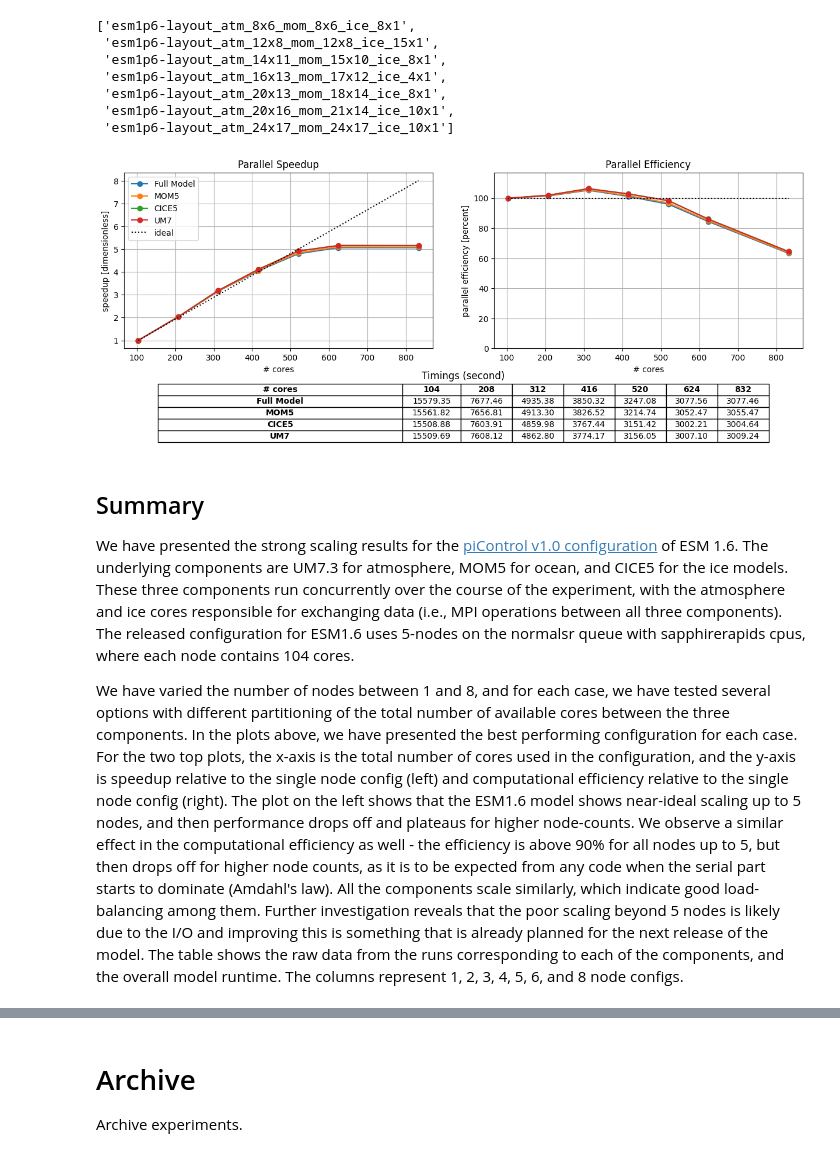
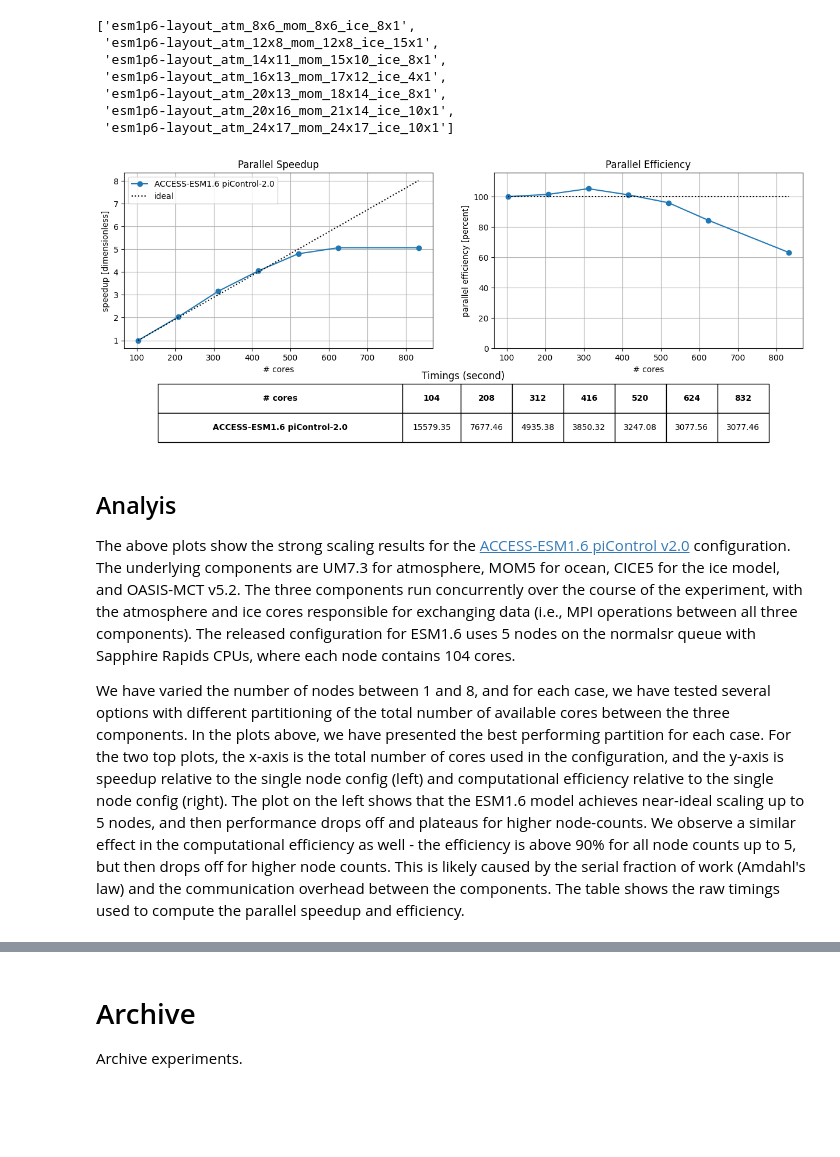
Before and after one commit to ACCESS-NRI/access-model-scaling, a Jupyter notebook: ACCESS-ESM1.6/piControl-2.0.ipynb, the cells around one changed output, grey strips where cells are left out. Drawn from its saved outputs; the diff is of its cells as text; code cells hidden in the pictures; blank space fills up the shorter version.

Commit message:
Update ESM.16 piControl-2.0 to more closely match the style of the other Payu-based notebooks.

```diff
--- a/ACCESS-ESM1.6/piControl-2.0.ipynb
+++ b/ACCESS-ESM1.6/piControl-2.0.ipynb
@@ -23,10 +25,10 @@ from pathlib import Path
 
 from access.profiling import ESM16Profiling
 
-test_path = f"/scratch/tm70/model_scaling/ACCESS-ESM1.6/piControl-2.0"
+work_path = f"/scratch/tm70/model_scaling/ACCESS-ESM1.6/piControl-2.0"
 archive_path = f"/g/data/tm70/model_scaling/ACCESS-ESM1.6/piControl-2.0/archive"
 
-esm_profiling = ESM16Profiling(work_dir=Path(test_path), archive_dir=Path(archive_path))
+esm_profiling = ESM16Profiling(work_dir=Path(work_path), archive_dir=Path(archive_path))
 esm_profiling.set_control(repository="https://github.com/ACCESS-NRI/access-esm1.6-configs.git", commit="release-piControl-2.0")
 # %% [markdown]
 ## Generate experiments
@@ -99,30 +123,24 @@ best_experiments
  'esm1p6-layout_atm_20x16_mom_21x14_ice_10x1',
  'esm1p6-layout_atm_24x17_mom_24x17_ice_10x1']
 # %%
-# Plot the scaling data, using only the best experiments
+# Plot the parallel speedup and efficiency of the time-stepping regions for this configuration
 fig = esm_profiling.plot_scaling_data(
-    components=["payu", "MOM5", "CICE5", "UM_Total_Walltime"],
+    components=["payu"],
     regions=[
         ["payu_model_run_duration_seconds"],
-        ["Total runtime"],
-        ["Total"],
-        ["um_total_walltime"],
     ],
     metric=tmax,
     region_relabel_map={
-        "payu_model_run_duration_seconds": "Full Model",
-        "Total runtime": "MOM5",
-        "Total": "CICE5",
-        "um_total_walltime": "UM7",
+        "payu_model_run_duration_seconds": "ACCESS-ESM1.6 piControl-2.0",
     },
     experiments=best_experiments,
     xlabel="# cores",
 )
 # %% [output]
-[figure, old version]
+[figure, new version]
 # %% [markdown]
-## Summary
+## Analyis
 
-We have presented the strong scaling results for the [piControl v1.0 configuration](https://github.com/ACCESS-NRI/access-esm1.6-configs/releases/tag/release-piControl-1.0) of ESM 1.6. The underlying components are UM7.3 for atmosphere, MOM5 for ocean, and CICE5 for the ice models. These three components run concurrently over the course of the experiment, with the atmosphere and ice cores responsible for exchanging data (i.e., MPI operations between all three components). The released configuration for ESM1.6 uses 5-nodes on the normalsr queue with sapphirerapids cpus, where each node contains 104 cores.
+The above plots show the strong scaling results for the [ACCESS-ESM1.6 piControl v2.0](https://github.com/ACCESS-NRI/access-esm1.6-configs/releases/tag/release-piControl-2.0) configuration. The underlying components are UM7.3 for atmosphere, MOM5 for ocean, CICE5 for the ice model, and OASIS-MCT v5.2. The three components run concurrently over the course of the experiment, with the atmosphere and ice cores responsible for exchanging data (i.e., MPI operations between all three components). The released configuration for ESM1.6 uses 5 nodes on the normalsr queue with Sapphire Rapids CPUs, where each node contains 104 cores.
 
-We have varied the number of nodes between 1 and 8, and for each case, we have tested several options with different partitioning of the total number of available cores between the three components. In the plots above, we have presented the best performing configuration for each case. For the two top plots, the x-axis is the total number of cores used in the configuration, and the y-axis is speedup relative to the single node config (left) and computational efficiency relative to the single node config (right). The plot on the left shows that the ESM1.6 model shows near-ideal scaling up to 5 nodes, and then performance drops off and plateaus for higher node-counts. We observe a similar effect in the computational efficiency as well - the efficiency is above 90% for all nodes up to 5, but then drops off for higher node counts, as it is to be expected from any code when the serial part starts to dominate (Amdahl's law). All the components scale similarly, which indicate good load-balancing among them. Further investigation reveals that the poor scaling beyond 5 nodes is likely due to the I/O and improving this is something that is already planned for the next release of the model. The table shows the raw data from the runs corresponding to each of the components, and the overall model runtime. The columns represent 1, 2, 3, 4, 5, 6, and 8 node configs.
+We have varied the number of nodes between 1 and 8, and for each case, we have tested several options with different partitioning of the total number of available cores between the three components. In the plots above, we have presented the best performing partition for each case. For the two top plots, the x-axis is the total number of cores used in the configuration, and the y-axis is speedup relative to the single node config (left) and computational efficiency relative to the single node config (right). The plot on the left shows that the ESM1.6 model achieves near-ideal scaling up to 5 nodes, and then performance drops off and plateaus for higher node-counts. We observe a similar effect in the computational efficiency as well - the efficiency is above 90% for all node counts up to 5, but then drops off for higher node counts. This is likely caused by the serial fraction of work (Amdahl's law) and the communication overhead between the components. The table shows the raw timings used to compute the parallel speedup and efficiency.
```
Also changed, not shown: parts of 9 cells of this notebook.
